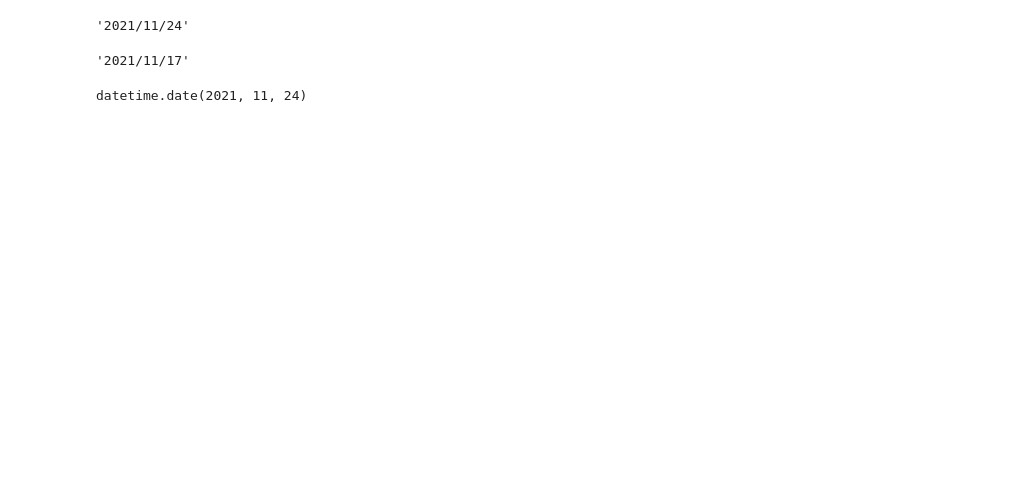
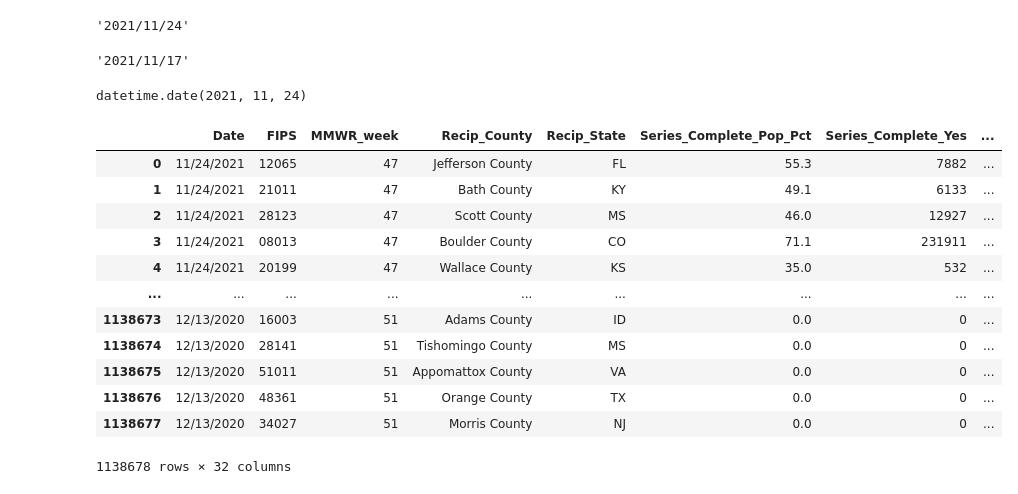
Before and after one commit to roundheadclassicowl/STAT430_FinalProject, a Jupyter notebook: data_glimpse.ipynb, the cells around one changed output. Drawn from its saved outputs; the diff is of its cells as text; code cells hidden in the pictures; blank space fills up the shorter version.

```diff
--- a/data_glimpse.ipynb
+++ b/data_glimpse.ipynb
@@ -45,3 +45,19 @@ import datetime
 pd.to_datetime(jurisdiction['Date'].unique())[0].date()
 # %% [output]
 datetime.date(2021, 11, 24)
+# %%
+county
+# %% [output]
+|  | Date | FIPS | MMWR_week | Recip_County | Recip_State | Series_Complete_Pop_Pct | Series_Complete_Yes | ... |
+| 0 | 11/24/2021 | 12065 | 47 | Jefferson County | FL | 55.3 | 7882 | ... |
+| 1 | 11/24/2021 | 21011 | 47 | Bath County | KY | 49.1 | 6133 | ... |
+| 2 | 11/24/2021 | 28123 | 47 | Scott County | MS | 46.0 | 12927 | ... |
+| 3 | 11/24/2021 | 08013 | 47 | Boulder County | CO | 71.1 | 231911 | ... |
+| 4 | 11/24/2021 | 20199 | 47 | Wallace County | KS | 35.0 | 532 | ... |
+| ... | ... | ... | ... | ... | ... | ... | ... | ... |
+| 1138673 | 12/13/2020 | 16003 | 51 | Adams County | ID | 0.0 | 0 | ... |
+| 1138674 | 12/13/2020 | 28141 | 51 | Tishomingo County | MS | 0.0 | 0 | ... |
+| 1138675 | 12/13/2020 | 51011 | 51 | Appomattox County | VA | 0.0 | 0 | ... |
+| 1138676 | 12/13/2020 | 48361 | 51 | Orange County | TX | 0.0 | 0 | ... |
+| 1138677 | 12/13/2020 | 34027 | 51 | Morris County | NJ | 0.0 | 0 | ... |
+1138678 rows × 32 columns
```
Also changed, not shown: parts of 1 cell of this notebook, 1 other file.
